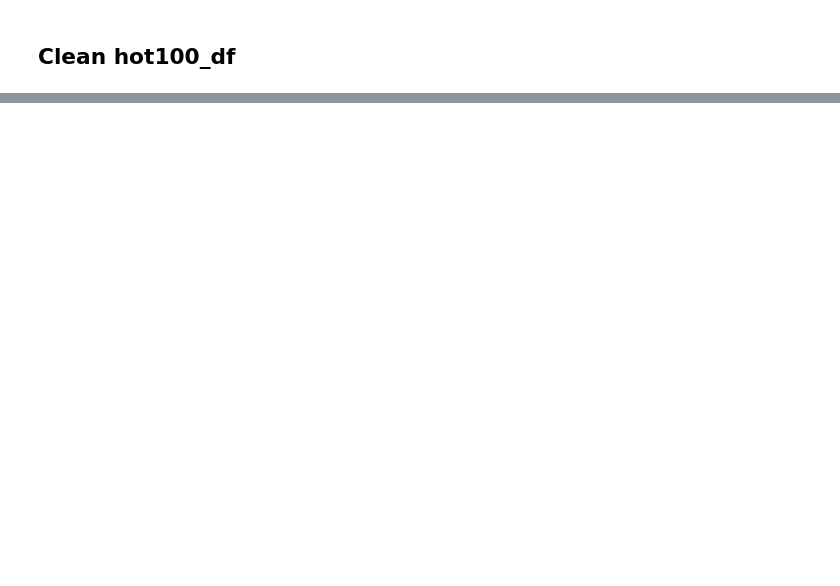
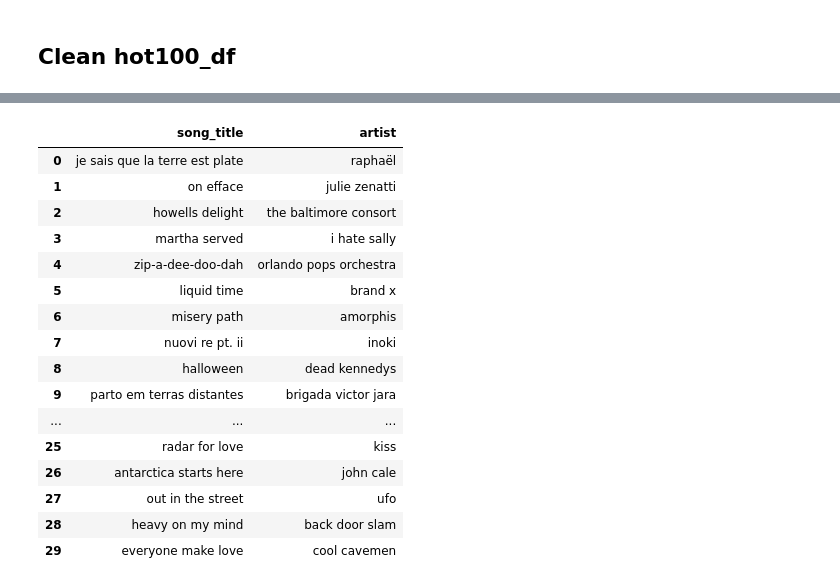
Before and after one commit to bruhu/spotify-song-recommender, a Jupyter notebook: notebooks/data_processing.ipynb, the cells around one changed output, grey strips where cells are left out. Cells and saved outputs as stored; diff of their text form; code cells hidden in the pictures; blank space fills up the shorter version.

```diff
--- a/notebooks/data_processing.ipynb
+++ b/notebooks/data_processing.ipynb
@@ -64,0 +174,21 @@ hot100_df.head(30)
+# %%
+million_songs_df = clean_string_columns(million_songs_df)
+million_songs_df.head(30)
+# %% [output]
+|  | song_title | artist |
+| 0 | je sais que la terre est plate | raphaël |
+| 1 | on efface | julie zenatti |
+| 2 | howells delight | the baltimore consort |
+| 3 | martha served | i hate sally |
+| 4 | zip-a-dee-doo-dah | orlando pops orchestra |
+| 5 | liquid time | brand x |
+| 6 | misery path | amorphis |
+| 7 | nuovi re pt. ii | inoki |
+| 8 | halloween | dead kennedys |
+| 9 | parto em terras distantes | brigada victor jara |
+| ... | ... | ... |
+| 25 | radar for love | kiss |
+| 26 | antarctica starts here | john cale |
+| 27 | out in the street | ufo |
+| 28 | heavy on my mind | back door slam |
+| 29 | everyone make love | cool cavemen |
```
Also changed, not shown: parts of 11 cells of this notebook.
